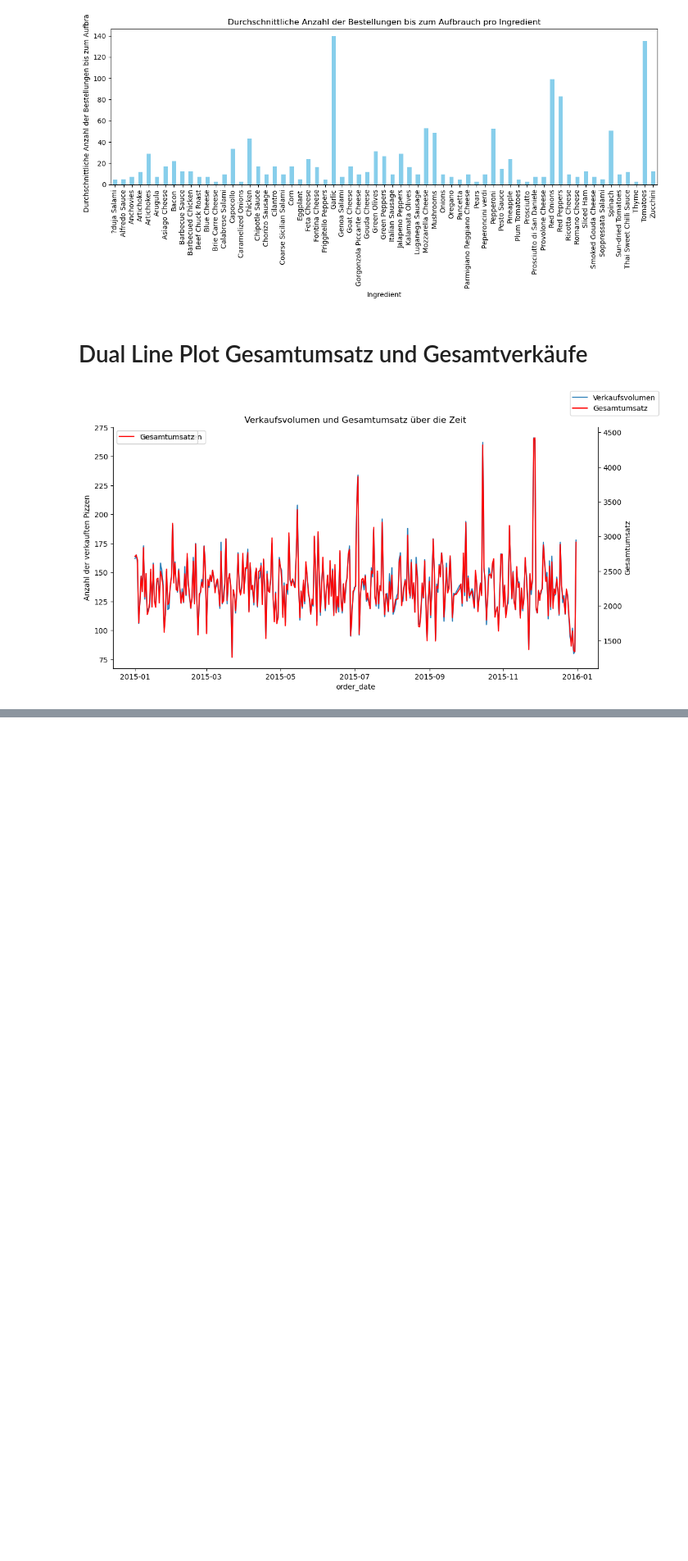
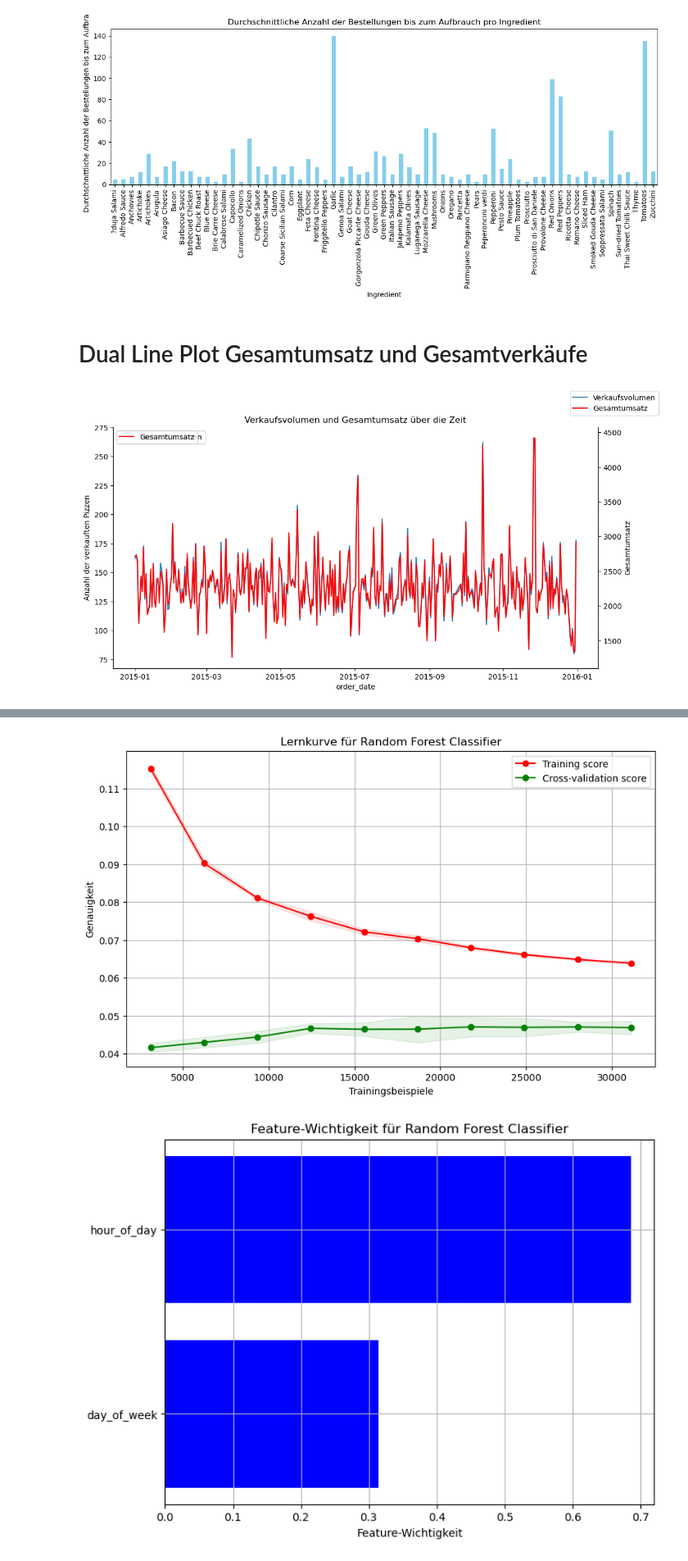
Before and after one commit to dasrinkana/pizza_sales, a Jupyter notebook: pizza.ipynb, the cells around one changed output, grey strips where cells are left out. Shown at 82% size. Saved outputs shown, nothing was run; the diff lists cells and outputs as text; code cells hidden in the pictures; blank space fills up the shorter version.

```diff
--- a/pizza.ipynb
+++ b/pizza.ipynb
@@ -328,0 +364,65 @@ plt.show()
+# %%
+# Konvertieren von Datums- und Zeitangaben
+data['order_date'] = pd.to_datetime(data['order_date'])
+data['order_time'] = pd.to_datetime(data['order_time'], format='%H:%M:%S').dt.time
+
+# Extrahieren von Merkmalen
+data['day_of_week'] = data['order_date'].dt.dayofweek
+data['hour_of_day'] = data['order_time'].apply(lambda x: x.hour)
+
+# Zielvariable kodieren
+label_encoder = LabelEncoder()
+data['pizza_name_encoded'] = label_encoder.fit_transform(data['pizza_name'])
+
+# Merkmale und Zielvariable definieren
+features = data[['day_of_week', 'hour_of_day']]
+target = data['pizza_name_encoded']
+
+# Splitten der Daten
+X_train, X_test, y_train, y_test = train_test_split(features, target, test_size=0.2, random_state=42)
+
+# Modelltraining
+model = RandomForestClassifier(n_estimators=100, random_state=42)
+model.fit(X_train, y_train)
+
+# Lernkurve erstellen
+train_sizes, train_scores, test_scores = learning_curve(
+    model, X_train, y_train, cv=5, scoring='accuracy',
+    train_sizes=np.linspace(0.1, 1.0, 10)
+)
+
+# Mittelwert und Standardabweichung der Trainings- und Testgenauigkeit berechnen
+train_scores_mean = np.mean(train_scores, axis=1)
+train_scores_std = np.std(train_scores, axis=1)
+test_scores_mean = np.mean(test_scores, axis=1)
+test_scores_std = np.std(test_scores, axis=1)
+
+# Lernkurve plotten
+plt.figure(figsize=(10, 6))
+plt.fill_between(train_sizes, train_scores_mean - train_scores_std,
+                 train_scores_mean + train_scores_std, alpha=0.1, color="r")
+plt.fill_between(train_sizes, test_scores_mean - test_scores_std,
+                 test_scores_mean + test_scores_std, alpha=0.1, color="g")
+plt.plot(train_sizes, train_scores_mean, 'o-', color="r", label="Training score")
+plt.plot(train_sizes, test_scores_mean, 'o-', color="g", label="Cross-validation score")
+
+plt.title('Lernkurve für Random Forest Classifier')
+plt.xlabel('Trainingsbeispiele')
+plt.ylabel('Genauigkeit')
+plt.legend(loc="best")
+plt.grid()
+plt.show()
+
+# Feature-Wichtigkeit plotten
+feature_importances = model.feature_importances_
+features_names = features.columns
+
+plt.figure(figsize=(8, 6))
+plt.barh(features_names, feature_importances, color='b', align='center')
+plt.xlabel('Feature-Wichtigkeit')
+plt.title('Feature-Wichtigkeit für Random Forest Classifier')
+plt.grid()
+plt.show()
+# %% [output]
+[figure, added]
+[figure, added]
```
Also changed, not shown: parts of 7 cells of this notebook.
